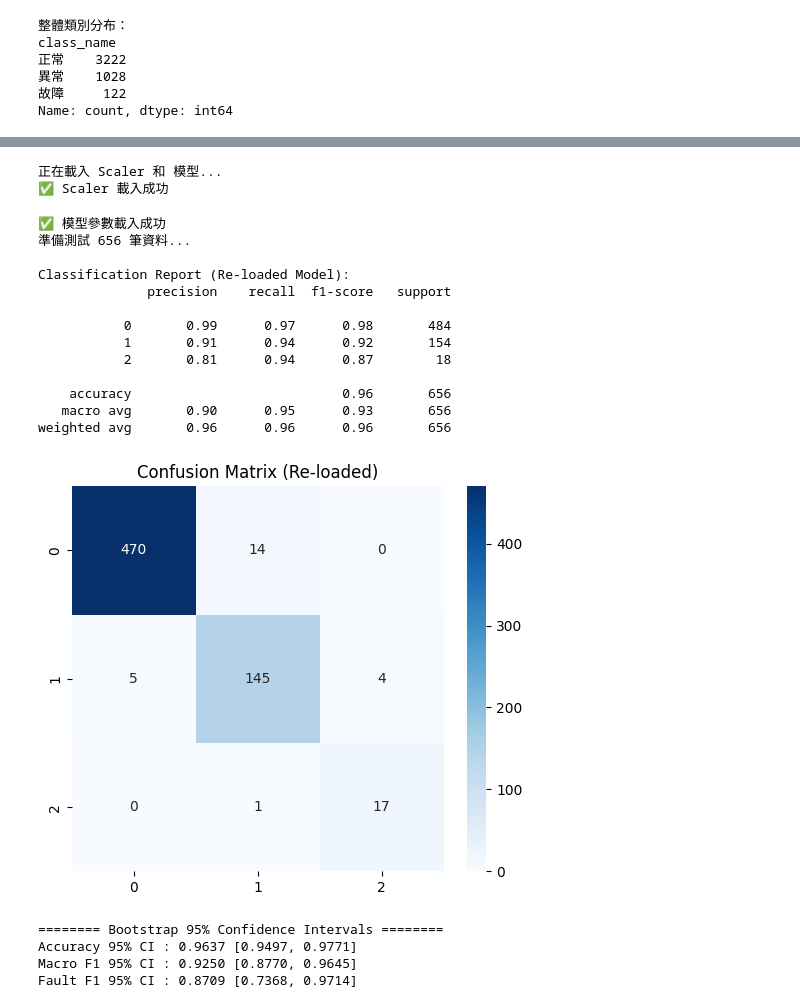
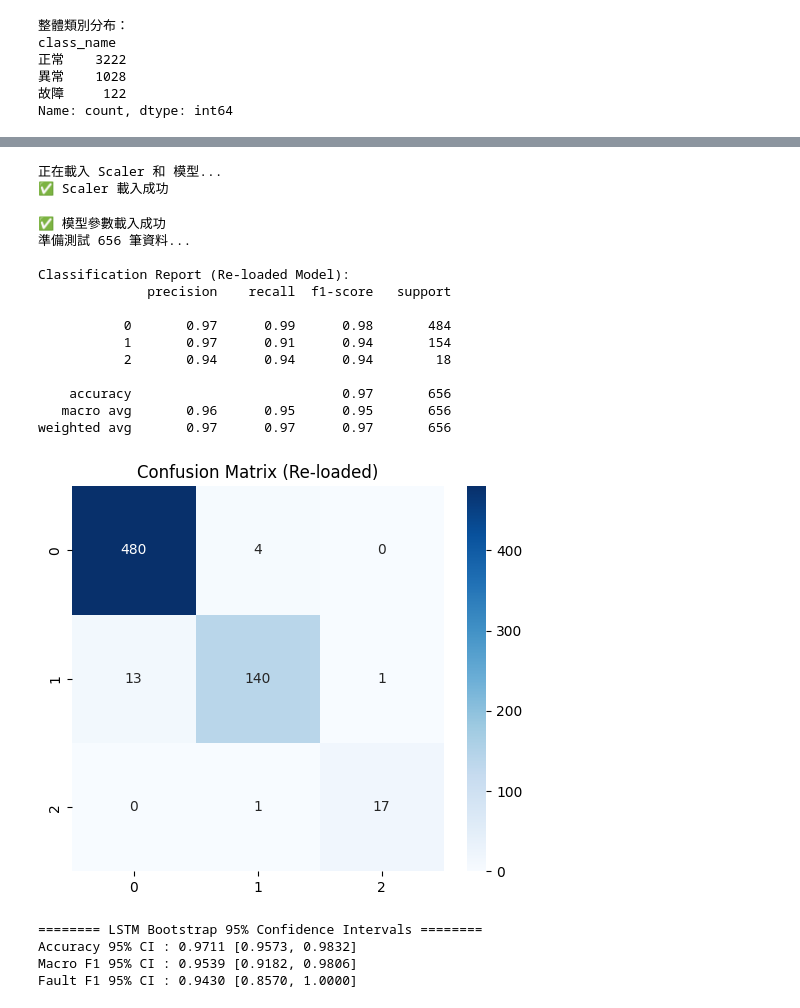
Before and after one commit to Nantien1013/Railway_point_machines, a Jupyter notebook: 2_ML/Bootstrap/LSTM_loadmodel_Boostrap.ipynb, the cells around one changed output, grey strips where cells are left out. Saved outputs shown, nothing was run; the diff lists cells and outputs as text; code cells hidden in the pictures.

```diff
--- a/2_ML/Bootstrap/LSTM_loadmodel_Boostrap.ipynb
+++ b/2_ML/Bootstrap/LSTM_loadmodel_Boostrap.ipynb
@@ -196,7 +196,7 @@ print("正在載入 Scaler 和 模型...")
 
 # (A) 載入 Scaler
 try:
-    scaler = joblib.load('/home/t113ab8043/Desktop/nanten_railway_code/2_ML/loadingmodel/test/scaler.pkl')
+    scaler = joblib.load('/home/t113ab8043/Desktop/nanten_railway_code/2_ML/loadingmodel/LSTM/test1/scaler.pkl')
     print("✅ Scaler 載入成功")
 except FileNotFoundError:
     print("❌ 找不到 scaler.pkl，請確認路徑！")
@@ -206,7 +206,7 @@ except FileNotFoundError:
 model = LSTMClassifier(INPUT_SIZE, HIDDEN_SIZE, NUM_LAYERS, NUM_CLASSES, DROPOUT).to(device)
 
 try:
-    model.load_state_dict(torch.load('/home/t113ab8043/Desktop/nanten_railway_code/2_ML/loadingmodel/test/best_lstm_model_test.pth', map_location=device))
+    model.load_state_dict(torch.load('/home/t113ab8043/Desktop/nanten_railway_code/2_ML/loadingmodel/LSTM/test1/best_lstm_model_test.pth', map_location=device))
     model.eval()  # 切換到評估模式 (關閉 Dropout)
     print("✅ 模型參數載入成功")
 except FileNotFoundError:
@@ -296,40 +296,40 @@ else:
             features = batch['features'].to(device)
             lengths = batch['lengths']
             labels = batch['labels'].to(device)
 
             outputs = model(features, lengths)
             _, predicted = torch.max(outputs, 1)
 
             all_preds.extend(predicted.cpu().numpy())
             all_labels.extend(labels.cpu().numpy())
 
     # 顯示結果
     print("\nClassification Report (Re-loaded Model):")
     print(classification_report(all_labels, all_preds))
 
     # 畫混淆矩陣
     cm = confusion_matrix(all_labels, all_preds)
     plt.figure(figsize=(6, 5))
     sns.heatmap(cm, annot=True, fmt="d", cmap="Blues")
     plt.title("Confusion Matrix (Re-loaded)")
     plt.show()
 # %% [output]
 正在載入 Scaler 和 模型...
 ✅ Scaler 載入成功
 ✅ 模型參數載入成功
 準備測試 656 筆資料...
 
 Classification Report (Re-loaded Model):
               precision    recall  f1-score   support
 
-           0       0.99      0.97      0.98       484
-           1       0.91      0.94      0.92       154
-           2       0.81      0.94      0.87        18
+           0       0.97      0.99      0.98       484
+           1       0.97      0.91      0.94       154
+           2       0.94      0.94      0.94        18
 
-    accuracy                           0.96       656
-   macro avg       0.90      0.95      0.93       656
-weighted avg       0.96      0.96      0.96       656
+    accuracy                           0.97       656
+   macro avg       0.96      0.95      0.95       656
+weighted avg       0.97      0.97      0.97       656
-[figure, old version]
+[figure, new version]
 # %%
 import numpy as np
 from sklearn.metrics import f1_score, accuracy_score
@@ -384,15 +384,15 @@ acc_lo, acc_hi = np.percentile(stats_acc, [lo, hi])
 m_lo, m_hi = np.percentile(stats_f1_macro, [lo, hi])
 f_lo, f_hi = np.percentile(stats_f1_fault, [lo, hi])
 
-print("======== Bootstrap 95% Confidence Intervals ========")
+print("======== LSTM Bootstrap 95% Confidence Intervals ========")
 print(f"Accuracy 95% CI : {stats_acc.mean():.4f} [{acc_lo:.4f}, {acc_hi:.4f}]")
 print(f"Macro F1 95% CI : {stats_f1_macro.mean():.4f} [{m_lo:.4f}, {m_hi:.4f}]")
 print(f"Fault F1 95% CI : {stats_f1_fault.mean():.4f} [{f_lo:.4f}, {f_hi:.4f}]")
 # %% [output]
-======== Bootstrap 95% Confidence Intervals ========
-Accuracy 95% CI : 0.9637 [0.9497, 0.9771]
-Macro F1 95% CI : 0.9250 [0.8770, 0.9645]
-Fault F1 95% CI : 0.8709 [0.7368, 0.9714]
+======== LSTM Bootstrap 95% Confidence Intervals ========
+Accuracy 95% CI : 0.9711 [0.9573, 0.9832]
+Macro F1 95% CI : 0.9539 [0.9182, 0.9806]
+Fault F1 95% CI : 0.9430 [0.8570, 1.0000]
 # %%
 import matplotlib.pyplot as plt
 import joblib
```
Also changed, not shown: parts of 1 cell of this notebook, 23 other files.
